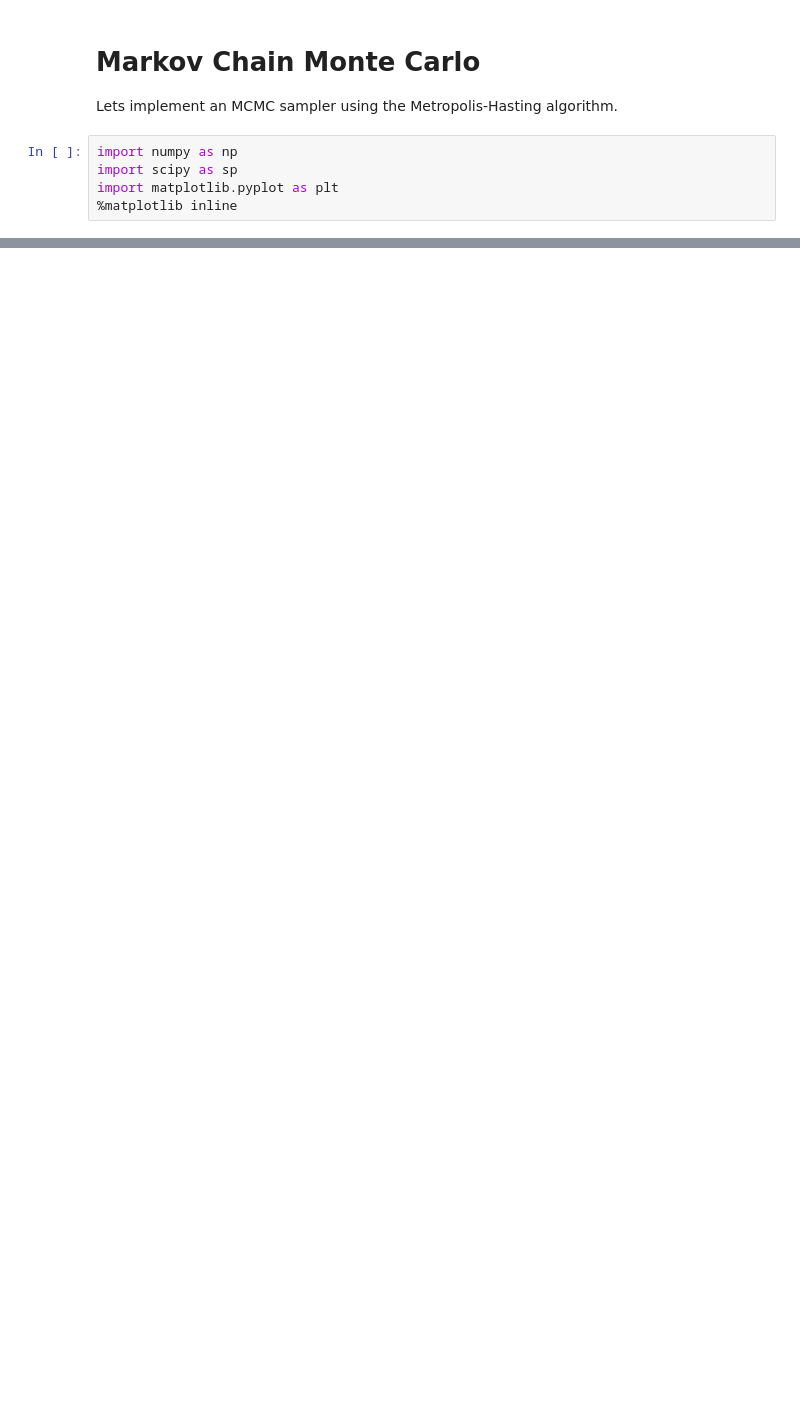
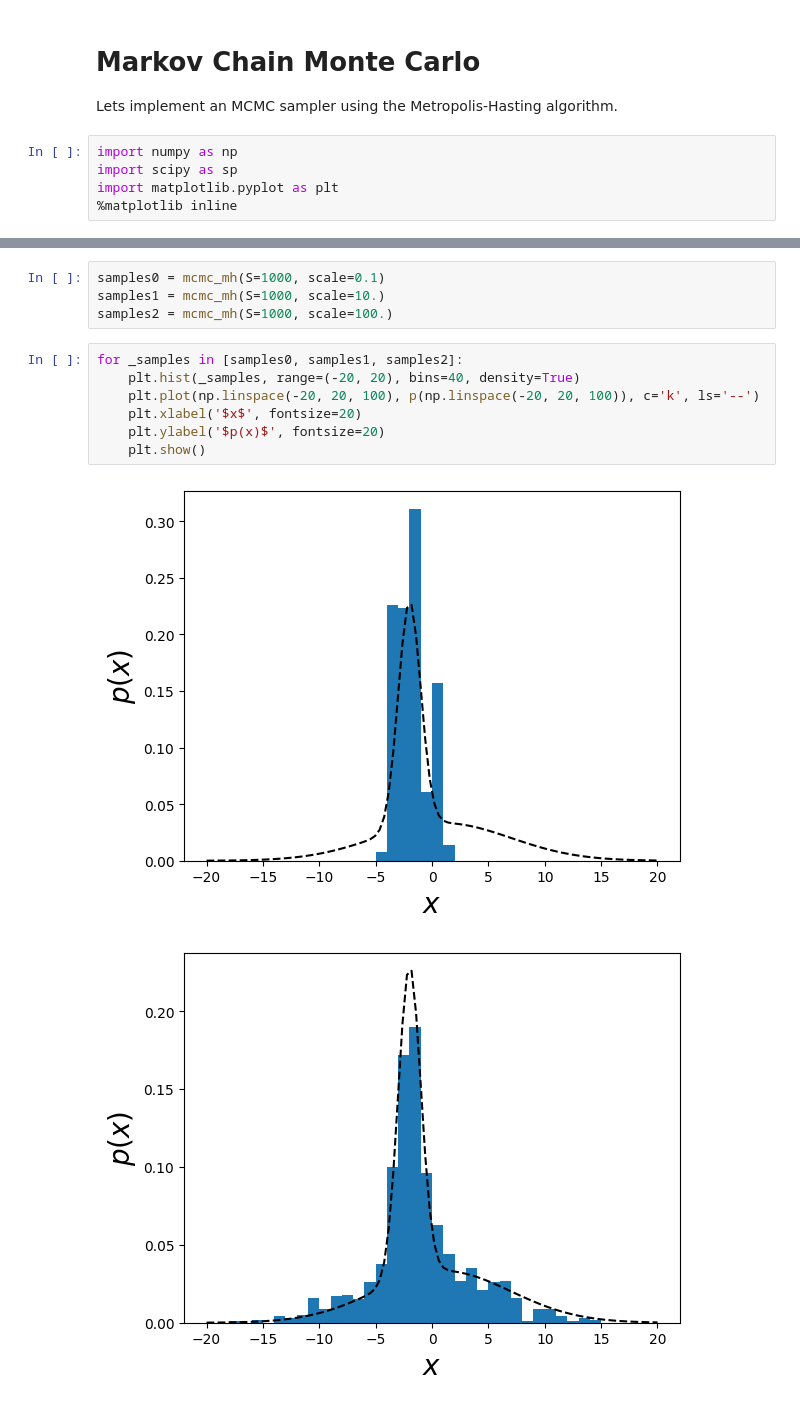
Before and after one commit to changhoonhahn/astro-ai, a Jupyter notebook: nb/week6_mcmc.ipynb, the cells around one changed output, grey strips where cells are left out. Saved outputs shown, nothing was run; the diff lists cells and outputs as text; blank space fills up the shorter version.

```diff
--- a/nb/week6_mcmc.ipynb
+++ b/nb/week6_mcmc.ipynb
@@ -64,0 +72,14 @@ plt.plot(np.linspace(-20, 20, 100), p(np.linspace(-20, 20, 100)), c='k', ls='--'
+# %%
+samples0 = mcmc_mh(S=1000, scale=0.1)
+samples1 = mcmc_mh(S=1000, scale=10.)
+samples2 = mcmc_mh(S=1000, scale=100.)
+# %%
+for _samples in [samples0, samples1, samples2]:
+    plt.hist(_samples, range=(-20, 20), bins=40, density=True)
+    plt.plot(np.linspace(-20, 20, 100), p(np.linspace(-20, 20, 100)), c='k', ls='--')
+    plt.xlabel('$x$', fontsize=20)
+    plt.ylabel('$p(x)$', fontsize=20)
+    plt.show()
+# %% [output]
+[figure, added]
+[figure, added]
```
Also changed, not shown: parts of 9 cells of this notebook.
